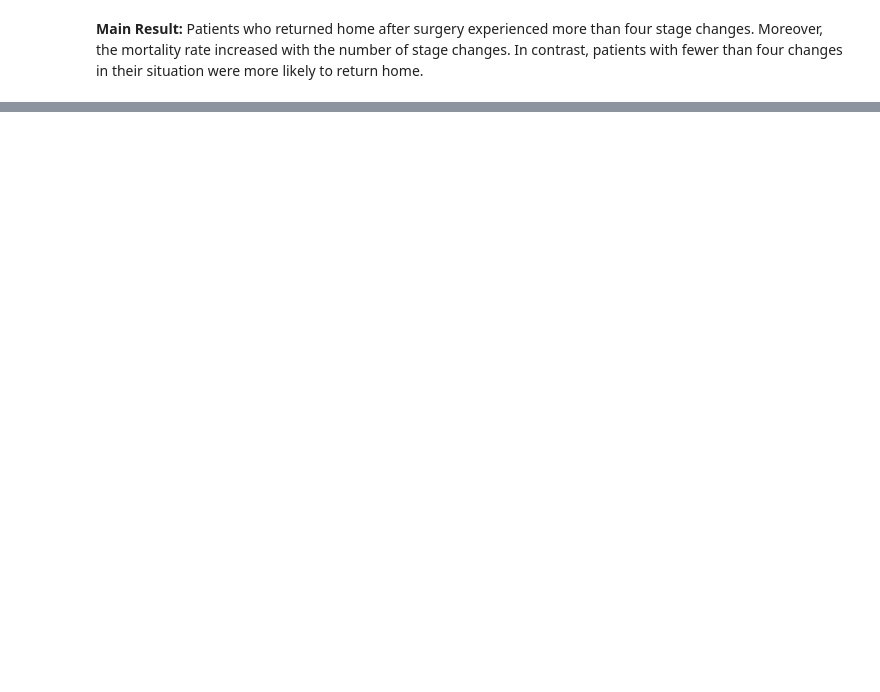
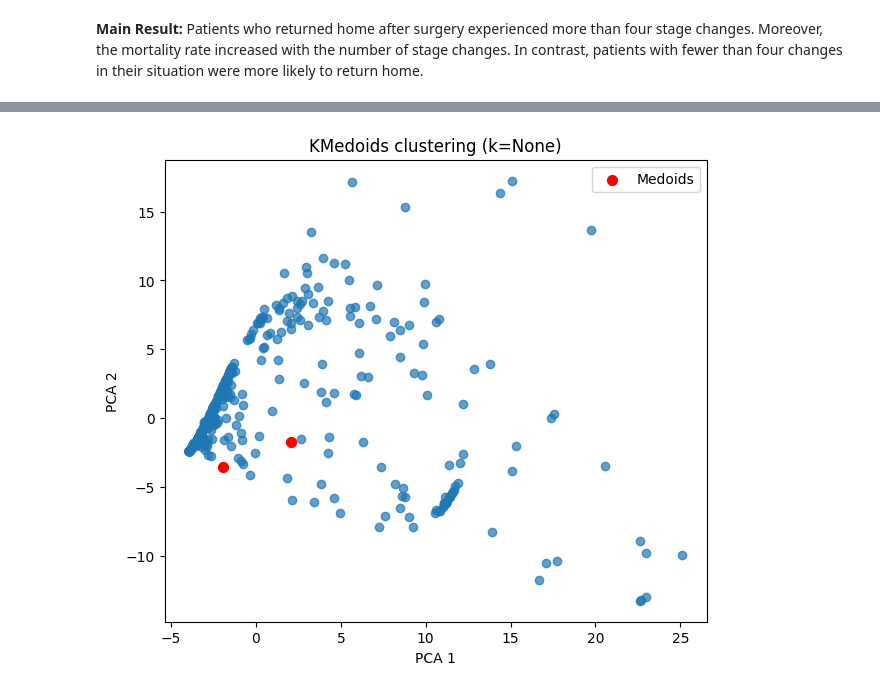
Before and after one commit to SaraGhR/hip-fracture-care-episodes, a Jupyter notebook: hip_fracture_analyzing_clustering.ipynb, the cells around one changed output, grey strips where cells are left out. Drawn from its saved outputs; the diff is of its cells as text; code cells hidden in the pictures; blank space fills up the shorter version.

```diff
--- a/hip_fracture_analyzing_clustering.ipynb
+++ b/hip_fracture_analyzing_clustering.ipynb
@@ -2726,0 +2747,31 @@ for g in groups:
+# %%
+def get_jumps_all_changes(row):
+    values = row.values
+    diffs = np.diff(values)
+
+
+    jump_days = np.where(diffs != 0)[0] + 2
+    num_jumps = len(jump_days)
+
+    #durations
+    durations = []
+    if num_jumps >= 1:
+        durations.append(jump_days[0])
+    if num_jumps > 1:
+        for i in range(1, num_jumps):
+            durations.append(jump_days[i] - jump_days[i-1])
+
+    return pd.Series(
+        [num_jumps, jump_days, durations],
+        index=["num_jumps", "jump_days", "durations"]
+    )
+
+
+jump_info_df = (
+    df
+    .drop(["ID"], axis=1)
+    .apply(get_jumps_all_changes, axis=1)
+)
+
+
+print(jump_info_df.head())
@@ -2726,0 +3085,15 @@ for g in groups:
+# %%
+pca = PCA(n_components=2, random_state=42)
+X_2d = pca.fit_transform(X)
+
+plt.figure(figsize=(7,6))
+plt.scatter(X_2d[:,0], X_2d[:,1], c=best_labels, cmap="tab10", alpha=0.7)
+plt.scatter(X_2d[best_medoids,0], X_2d[best_medoids,1],
+            c="red", marker="o", s=50, label="Medoids")
+plt.title(f"KMedoids clustering (k={best_k})")
+plt.xlabel("PCA 1")
+plt.ylabel("PCA 2")
+plt.legend()
+plt.show()
+# %% [output]
+[figure, added]
```
Also changed, not shown: parts of 20 cells of this notebook.
